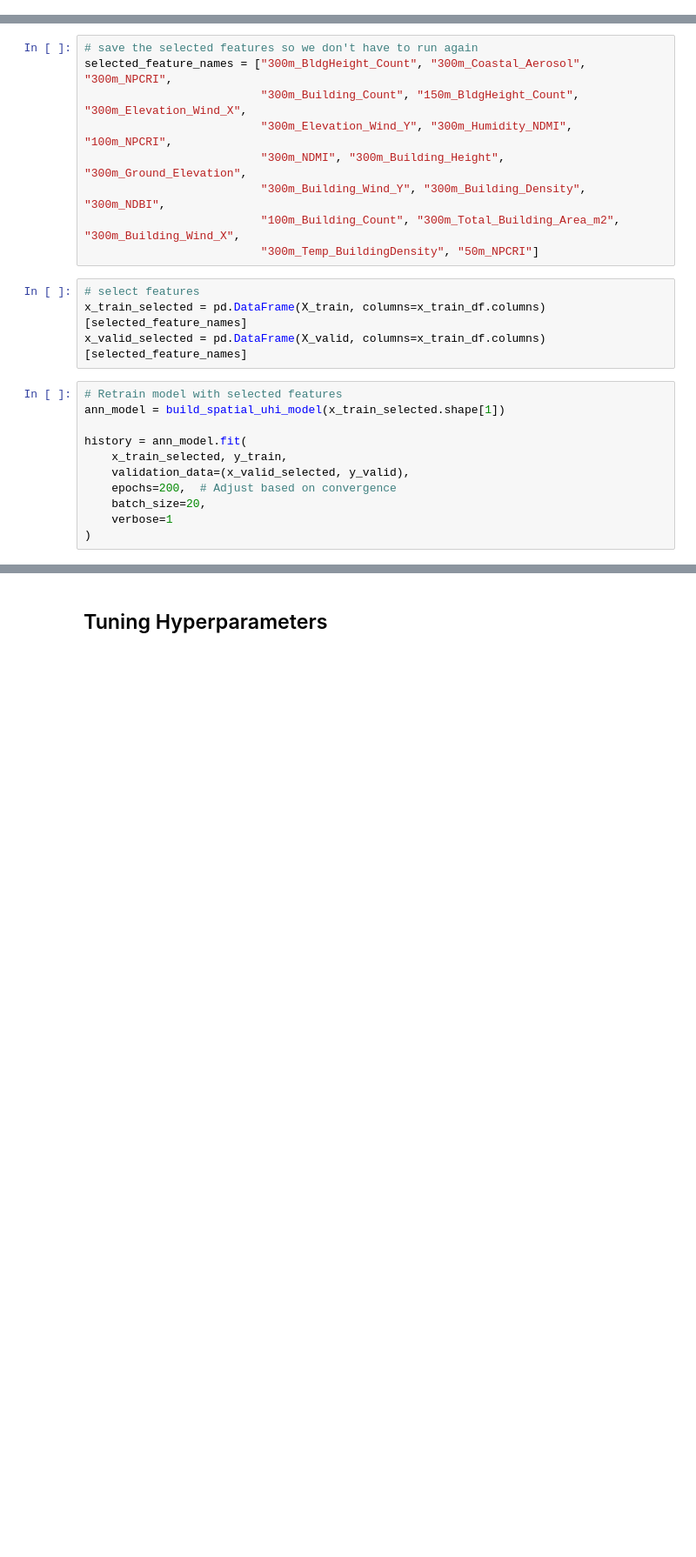
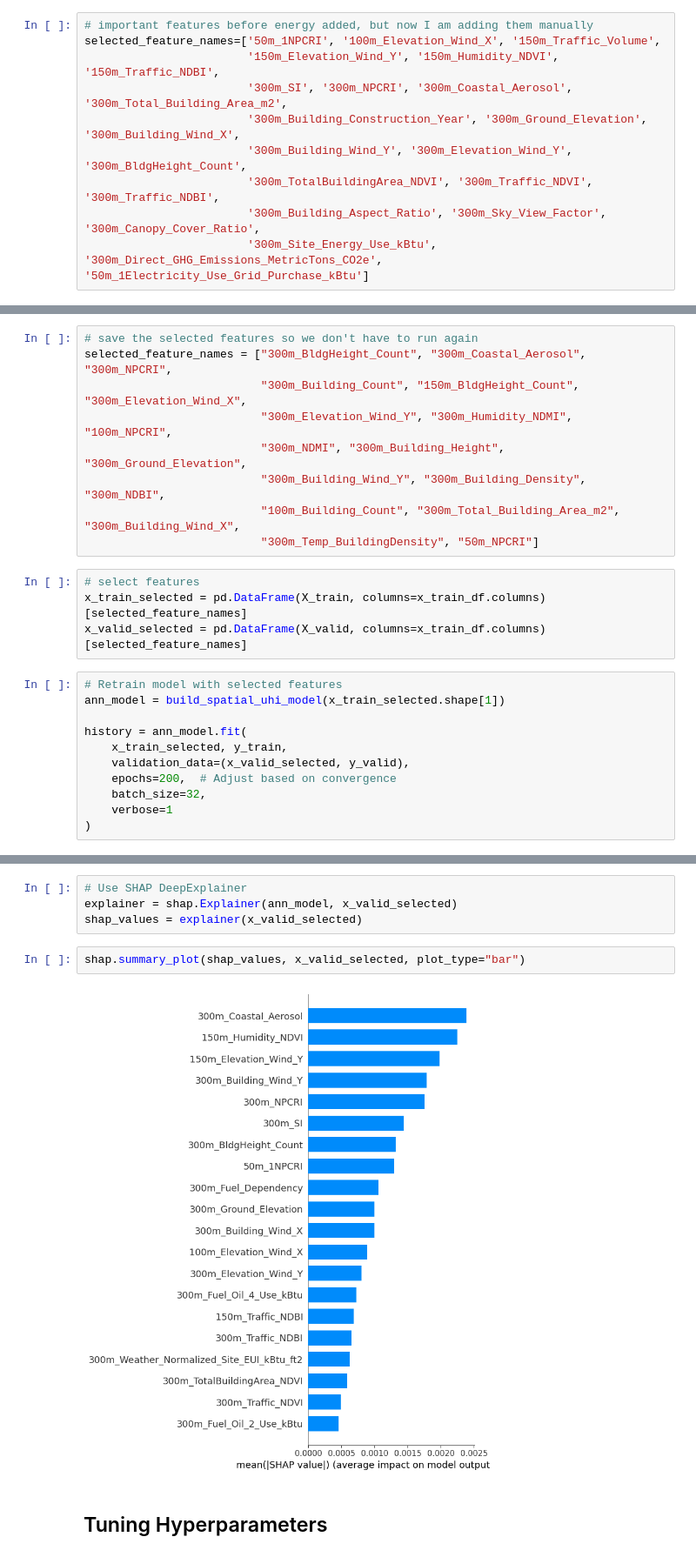
Before and after one commit to FranciscoLozCoding/cooling_with_code, a Jupyter notebook: 10_mixed_buffers_RandomForestRegressor.ipynb, the cells around one changed output, grey strips where cells are left out. Shown: that part at 87% size. Saved outputs shown, nothing was run; the diff lists cells and outputs as text; blank space fills up the shorter version.

```diff
--- a/10_mixed_buffers_RandomForestRegressor.ipynb
+++ b/10_mixed_buffers_RandomForestRegressor.ipynb
@@ -144,3 +172,13 @@ selected_feature_names=['50m_1NPCRI', '100m_Elevation_Wind_X', '150m_Traffic_Vol
+# %%
+# important features before energy added, but now I am adding them manually
+selected_feature_names=['50m_1NPCRI', '100m_Elevation_Wind_X', '150m_Traffic_Volume',
+                        '150m_Elevation_Wind_Y', '150m_Humidity_NDVI', '150m_Traffic_NDBI',
+                        '300m_SI', '300m_NPCRI', '300m_Coastal_Aerosol', '300m_Total_Building_Area_m2',
+                        '300m_Building_Construction_Year', '300m_Ground_Elevation', '300m_Building_Wind_X',
+                        '300m_Building_Wind_Y', '300m_Elevation_Wind_Y', '300m_BldgHeight_Count',
+                        '300m_TotalBuildingArea_NDVI', '300m_Traffic_NDVI', '300m_Traffic_NDBI',
+                        '300m_Building_Aspect_Ratio', '300m_Sky_View_Factor', '300m_Canopy_Cover_Ratio',
+                        '300m_Site_Energy_Use_kBtu', '300m_Direct_GHG_Emissions_MetricTons_CO2e', '50m_1Electricity_Use_Grid_Purchase_kBtu']
 # %%
 # select features
 x_train_selected = pd.DataFrame(X_train, columns=x_train_df.columns)[selected_feature_names]
@@ -591,7 +648,7 @@ history = ann_model.fit(
     x_train_selected, y_train,
     validation_data=(x_valid_selected, y_valid),
     epochs=200,  # Adjust based on convergence
-    batch_size=20,
+    batch_size=32,
     verbose=1
 )
 # %% [output]
@@ -645,3 +724,11 @@ print(f"  Mixed buffer zone R-squared: {outsample_r2}")
+# %%
+# Use SHAP DeepExplainer
+explainer = shap.Explainer(ann_model, x_valid_selected)
+shap_values = explainer(x_valid_selected)
+# %%
+shap.summary_plot(shap_values, x_valid_selected, plot_type="bar")
+# %% [output]
+[figure, added]
 # %% [markdown]
 ## Tuning Hyperparameters
 # %%
```
Also changed, not shown: parts of 8 cells of this notebook.
